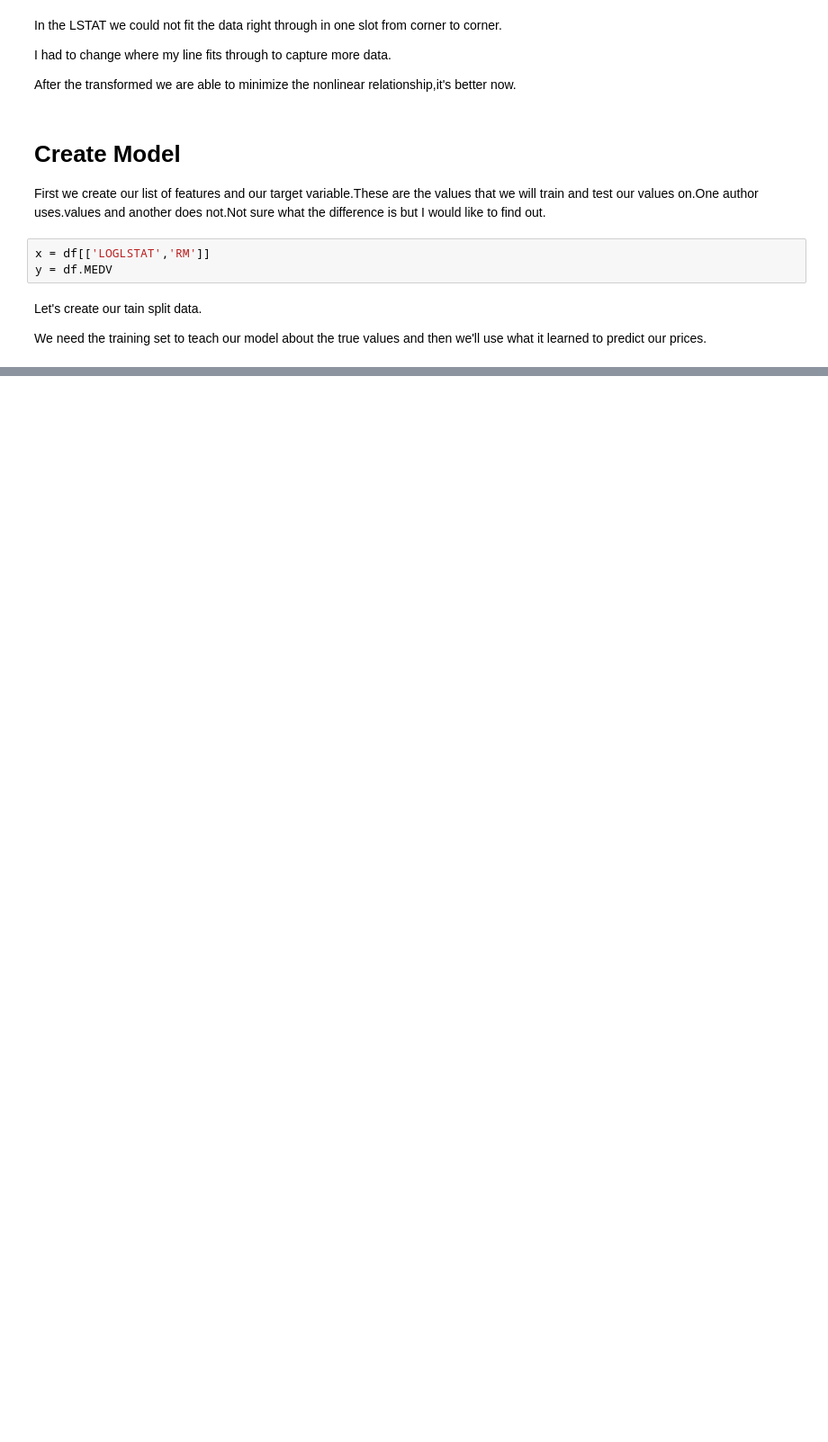
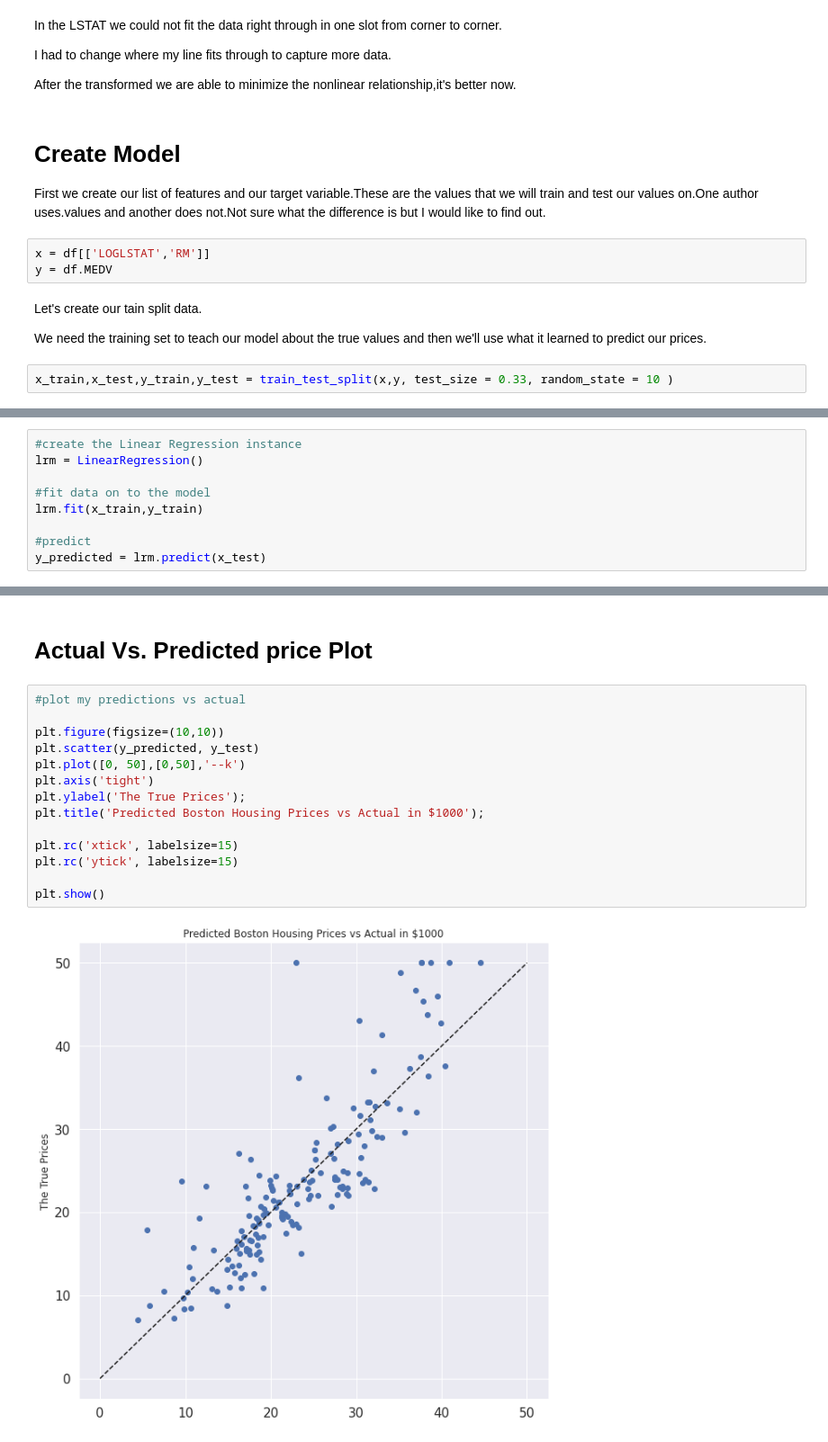
Before and after one commit to pdpranavkumar/Data-Science-Portfolio, a Jupyter notebook: Boston_Housing_Dataset_Linear_Regression.ipynb, the cells around one changed output, grey strips where cells are left out. Shown at 90% size. Saved outputs shown, nothing was run; the diff lists cells and outputs as text; blank space fills up the shorter version.

```diff
--- a/Boston_Housing_Dataset_Linear_Regression.ipynb
+++ b/Boston_Housing_Dataset_Linear_Regression.ipynb
@@ -236,3 +236,5 @@ y = df.MEDV
 Let's create our tain split data.
 
 We need the training set to teach our model about the true values and then we'll use what it learned to predict our prices.
+# %%
+x_train,x_test,y_train,y_test = train_test_split(x,y, test_size = 0.33, random_state = 10 )
@@ -238,0 +253,9 @@ We need the training set to teach our model about the true values and then we'll
+# %%
+#create the Linear Regression instance
+lrm = LinearRegression()
+
+#fit data on to the model
+lrm.fit(x_train,y_train)
+
+#predict
+y_predicted = lrm.predict(x_test)
@@ -238,0 +279,18 @@ We need the training set to teach our model about the true values and then we'll
+# %% [markdown]
+# Actual Vs. Predicted price Plot
+# %%
+#plot my predictions vs actual
+
+plt.figure(figsize=(10,10))
+plt.scatter(y_predicted, y_test)
+plt.plot([0, 50],[0,50],'--k')
+plt.axis('tight')
+plt.ylabel('The True Prices');
+plt.title('Predicted Boston Housing Prices vs Actual in $1000');
+
+plt.rc('xtick', labelsize=15)
+plt.rc('ytick', labelsize=15)
+
+plt.show()
+# %% [output]
+[figure, added]
```
Also changed, not shown: parts of 15 cells of this notebook.
